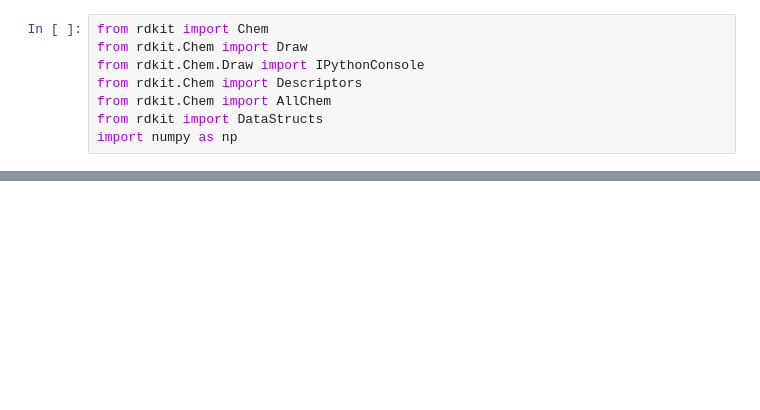
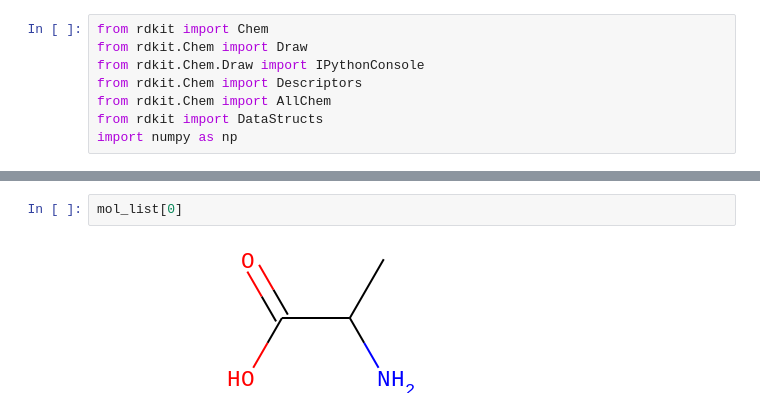
Before and after one commit to MandarKemicentrum/RDKit_Practice, a Jupyter notebook: RDKit_intro.ipynb, the cells around one changed output, grey strips where cells are left out. Drawn from its saved outputs; the diff is of its cells as text; blank space fills up the shorter version.

```diff
--- a/RDKit_intro.ipynb
+++ b/RDKit_intro.ipynb
@@ -32,0 +78,4 @@ import numpy as np
+# %%
+mol_list[0]
+# %% [output]
+[figure, added]
```
Also changed, not shown: parts of 21 cells of this notebook.
